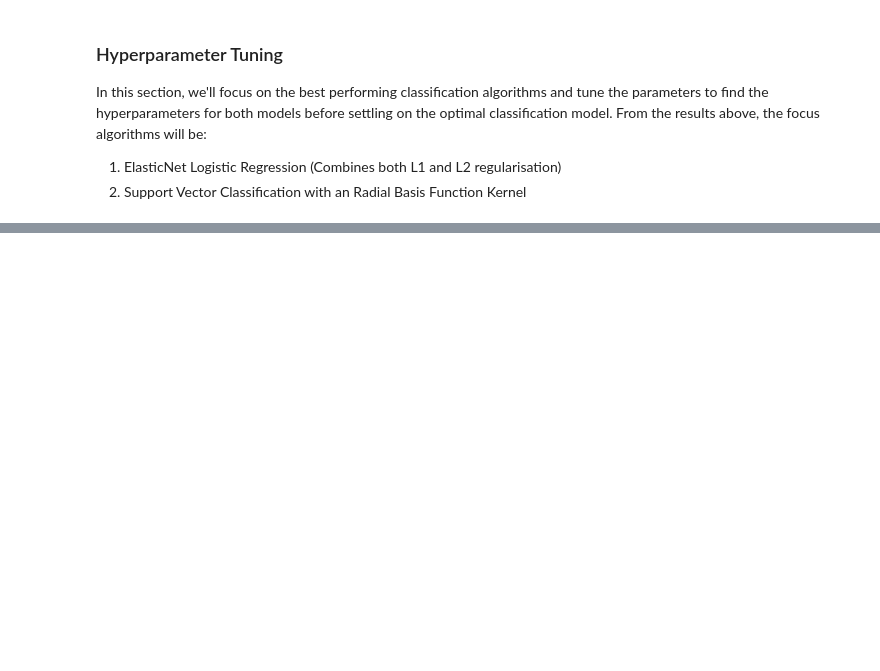
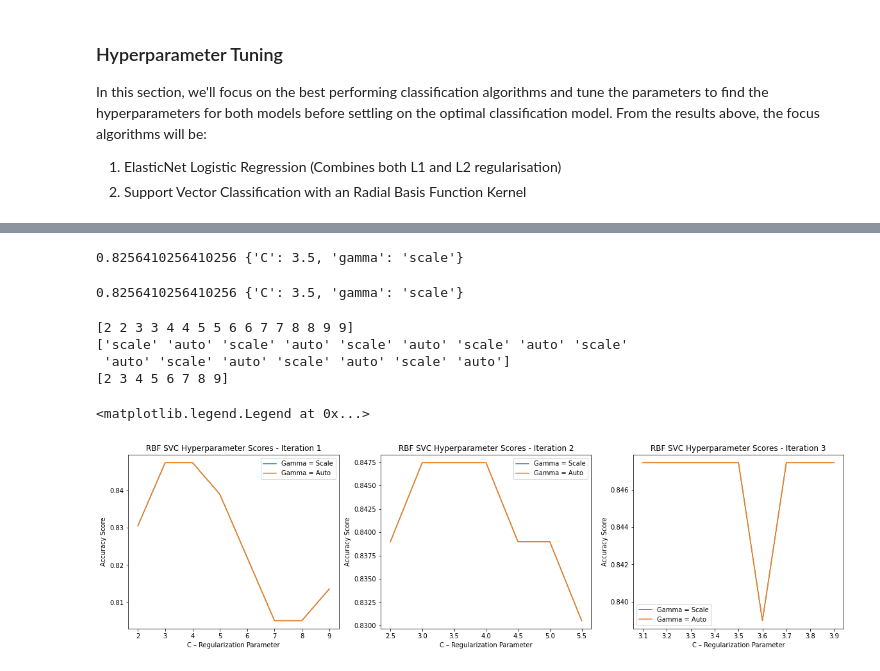
Before and after one commit to cyrilmichino/advanced-ml-project, a Jupyter notebook: notebook.ipynb, the cells around one changed output, grey strips where cells are left out. Saved outputs shown, nothing was run; the diff lists cells and outputs as text; code cells hidden in the pictures; blank space fills up the shorter version.

Commit message:
GridSearch and RandomisedSearch CV

```diff
--- a/notebook.ipynb
+++ b/notebook.ipynb
@@ -262,5 +268,6 @@ print(logreg.best_score_, logreg.best_params_)
 # %%
-parameters = {'C':[10,20,50,100,1000]}
+#Search for the hyperparameters for the RBF SVC
+parameters = {'gamma':['scale', 'auto'], 'C':[1,5,10,25,50,75,100,1000,10000]}
 model = SVC(kernel='rbf')
 
 svc = GridSearchCV(model, parameters, cv=10, scoring='accuracy')
@@ -291,0 +295,71 @@ print(clf.cv_results_)
+# %%
+#Iteration 2: Condense C around 4 (Optimise accuracy)
+parameters = {'gamma':['scale', 'auto'], 'C':[2.5,3,3.5,4,4.5,5,5.5]}
+model = SVC(kernel='rbf')
+
+svc = GridSearchCV(model, parameters, cv=10, scoring='accuracy')
+svc.fit(X_train, y_train)
+print(svc.best_score_, svc.best_params_)
+
+#Save visualisation data for iteration 2: Gamma values, C values, and Accuracy Score Values
+iter2_C = svc.cv_results_['param_C'].data
+iter2_gamma = svc.cv_results_['param_gamma'].data
+iter2_scores = svc.cv_results_['split0_test_score'].data
+# %% [output]
+0.8256410256410256 {'C': 3.5, 'gamma': 'scale'}
+# %%
+#Iteration 3: Condense C around 3.5 (Final Iteration)
+parameters = {'gamma':['scale', 'auto'], 'C':[3.1,3.2,3.3,3.4,3.5,3.6,3.7,3.8,3.9]}
+model = SVC(kernel='rbf')
+
+svc = GridSearchCV(model, parameters, cv=10, scoring='accuracy')
+svc.fit(X_train, y_train)
+print(svc.best_score_, svc.best_params_)
+
+#Save visualisation data for iteration 3: Gamma values, C values, and Accuracy Score Values
+iter3_C = svc.cv_results_['param_C'].data
+iter3_gamma = svc.cv_results_['param_gamma'].data
+iter3_scores = svc.cv_results_['split0_test_score'].data
+# %% [output]
+0.8256410256410256 {'C': 3.5, 'gamma': 'scale'}
+# %%
+print(iter1_C)
+print(iter1_gamma)
+print(iter1_C[::2])
+# %% [output]
+[2 2 3 3 4 4 5 5 6 6 7 7 8 8 9 9]
+['scale' 'auto' 'scale' 'auto' 'scale' 'auto' 'scale' 'auto' 'scale'
+ 'auto' 'scale' 'auto' 'scale' 'auto' 'scale' 'auto']
+[2 3 4 5 6 7 8 9]
+# %%
+plt.figure(figsize=(20,5))
+
+#Iteration 1 Visualiation
+plt.subplot(1,3,1)
+plt.plot(iter1_C[::2], iter1_scores[::2], label="Gamma = Scale")
+plt.plot(iter1_C[1::2], iter1_scores[1::2], label="Gamma = Auto")
+plt.title("RBF SVC Hyperparameter Scores - Iteration 1")
+plt.xlabel("C – Regularization Parameter")
+plt.ylabel("Accuracy Score")
+plt.legend()
+
+#Iteration 2 Visualiation
+plt.subplot(1,3,2)
+plt.plot(iter2_C[::2], iter2_scores[::2], label="Gamma = Scale")
+plt.plot(iter2_C[1::2], iter2_scores[1::2], label="Gamma = Auto")
+plt.title("RBF SVC Hyperparameter Scores - Iteration 2")
+plt.xlabel("C – Regularization Parameter")
+plt.ylabel("Accuracy Score")
+plt.legend()
+
+#Iteration 3 Visualiation
+plt.subplot(1,3,3)
+plt.plot(iter3_C[::2], iter3_scores[::2], label="Gamma = Scale")
+plt.plot(iter3_C[1::2], iter3_scores[1::2], label="Gamma = Auto")
+plt.title("RBF SVC Hyperparameter Scores - Iteration 3")
+plt.xlabel("C – Regularization Parameter")
+plt.ylabel("Accuracy Score")
+plt.legend()
+# %% [output]
+<matplotlib.legend.Legend at 0x...>
+[figure, added]
```
Also changed, not shown: parts of 15 cells of this notebook.
